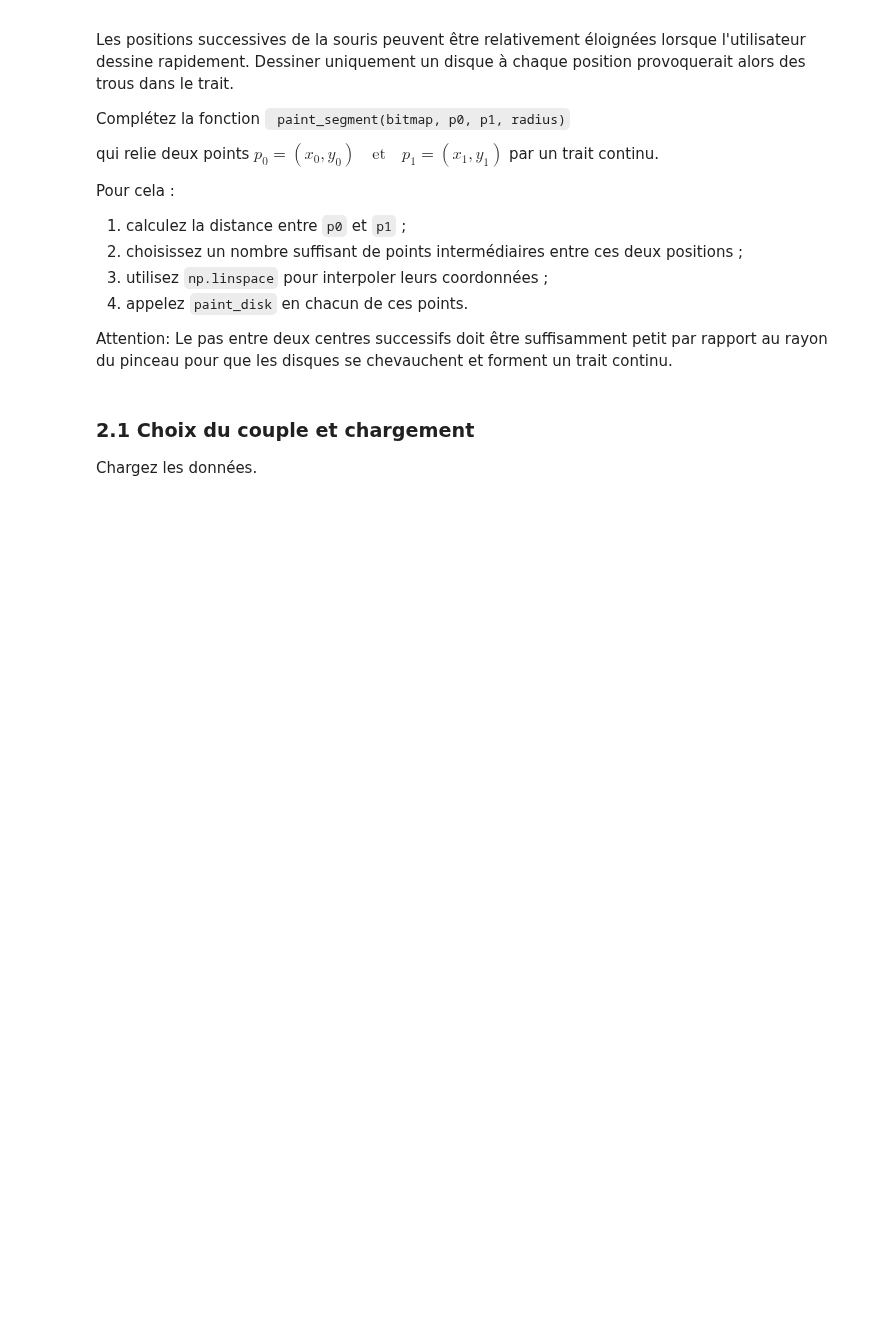
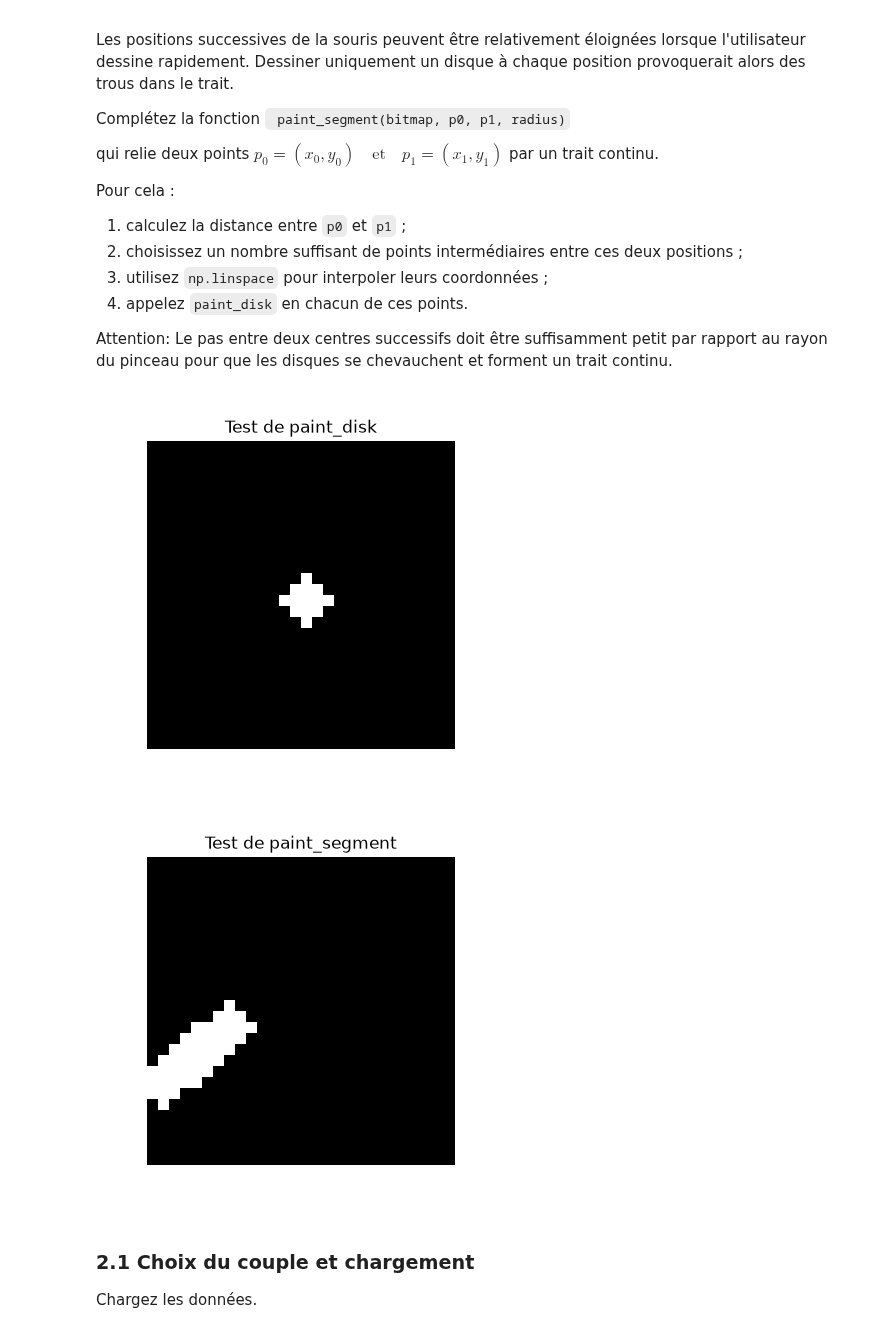
Before and after one commit to ShkilArtem/MT01, a Jupyter notebook: Projet_QuickDraw_Sujet.ipynb, the cells around one changed output. Drawn from its saved outputs; the diff is of its cells as text; code cells hidden in the pictures; blank space fills up the shorter version.

```diff
--- a/Projet_QuickDraw_Sujet.ipynb
+++ b/Projet_QuickDraw_Sujet.ipynb
@@ -108,8 +131,11 @@ Pour cela :
 
 Attention: Le pas entre deux centres successifs doit être suffisamment petit par rapport au rayon du pinceau pour que les disques se chevauchent et forment un trait continu.
 # %%
-test_paint_disk()
-test_paint_segment()
+dessin_process.test_paint_disk()
+dessin_process.test_paint_segment()
+# %% [output]
+[figure, added]
+[figure, added]
 # %%
 # =================================================================
 # TÉLÉCHARGEMENT ET PRÉPARATION DES DONNÉES QUICKDRAW
```
Also changed, not shown: parts of 9 cells of this notebook, 3 other files.
